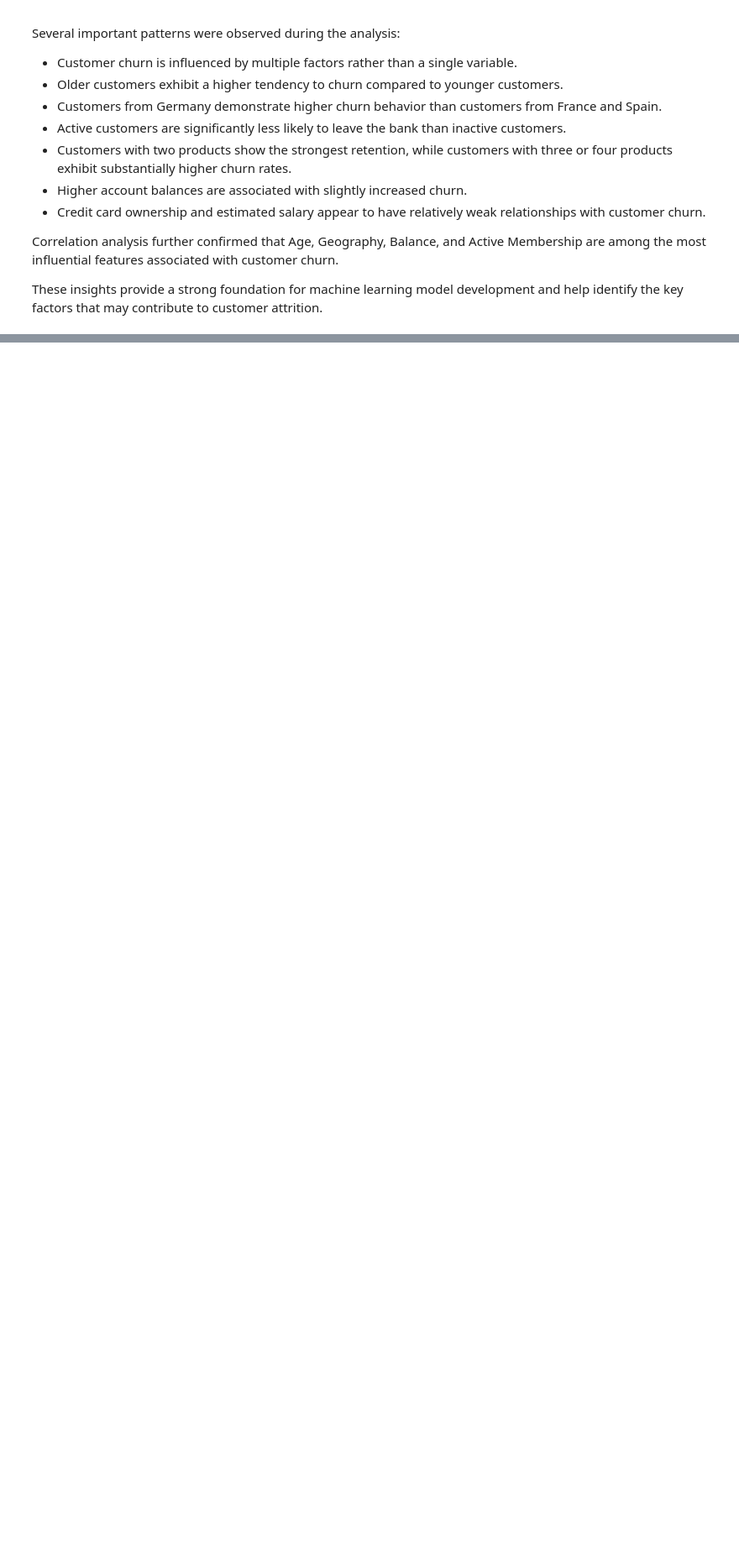
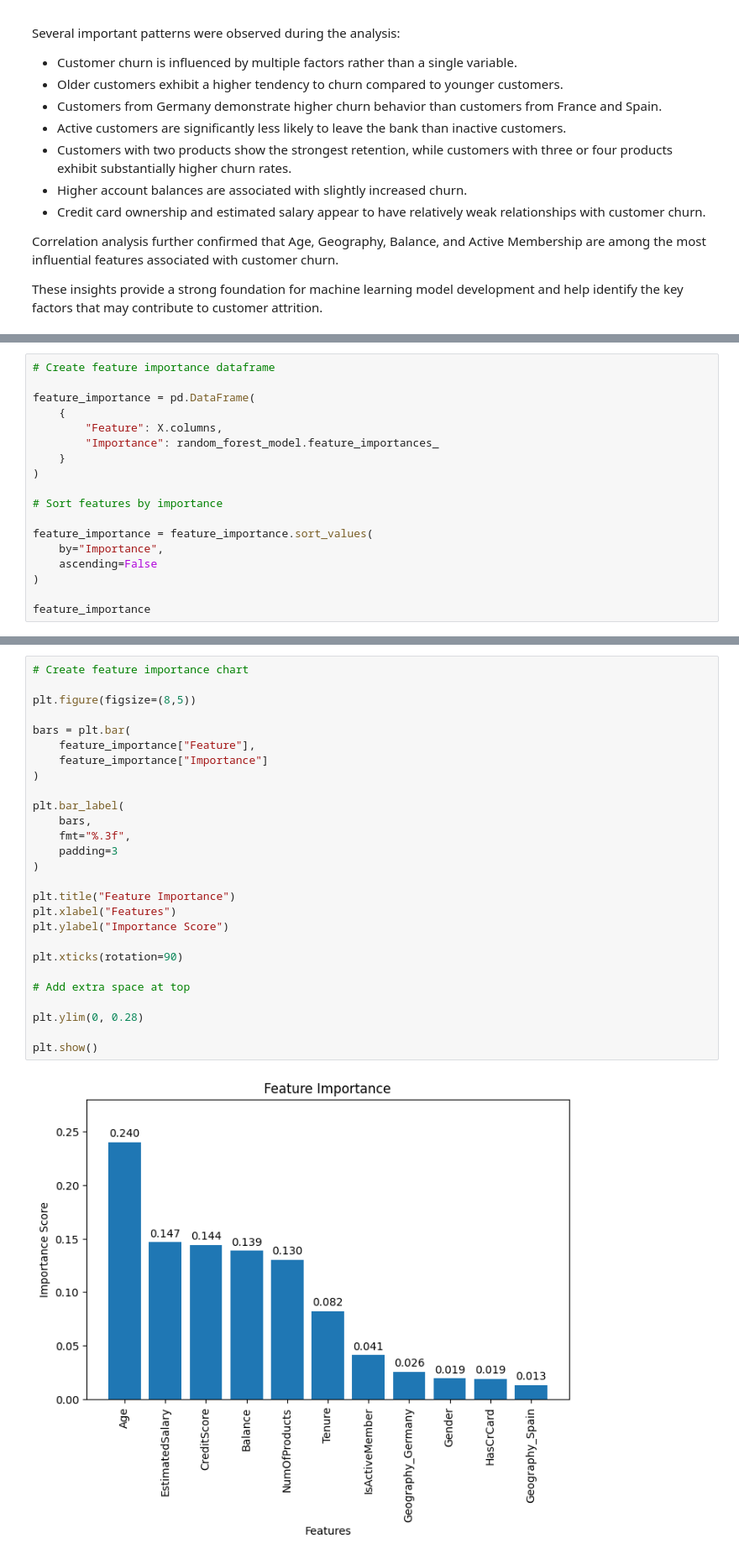
Before and after one commit to huzaifawaheed2/DevelopersHub-Corporation-Internship, a Jupyter notebook: Project-03-Customer-Churn-Prediction/notebooks/customer_churn_prediction.ipynb, the cells around one changed output, grey strips where cells are left out. Shown at 84% size. Drawn from its saved outputs; the diff is of its cells as text; blank space fills up the shorter version.

```diff
--- a/Project-03-Customer-Churn-Prediction/notebooks/customer_churn_prediction.ipynb
+++ b/Project-03-Customer-Churn-Prediction/notebooks/customer_churn_prediction.ipynb
@@ -1874,0 +2435,18 @@ These insights provide a strong foundation for machine learning model developmen
+# %%
+# Create feature importance dataframe
+
+feature_importance = pd.DataFrame(
+    {
+        "Feature": X.columns,
+        "Importance": random_forest_model.feature_importances_
+    }
+)
+
+# Sort features by importance
+
+feature_importance = feature_importance.sort_values(
+    by="Importance",
+    ascending=False
+)
+
+feature_importance
@@ -1874,0 +2486,29 @@ These insights provide a strong foundation for machine learning model developmen
+# %%
+# Create feature importance chart
+
+plt.figure(figsize=(8,5))
+
+bars = plt.bar(
+    feature_importance["Feature"],
+    feature_importance["Importance"]
+)
+
+plt.bar_label(
+    bars,
+    fmt="%.3f",
+    padding=3
+)
+
+plt.title("Feature Importance")
+plt.xlabel("Features")
+plt.ylabel("Importance Score")
+
+plt.xticks(rotation=90)
+
+# Add extra space at top
+
+plt.ylim(0, 0.28)
+
+plt.show()
+# %% [output]
+[figure, added]
```
Also changed, not shown: parts of 52 cells of this notebook.
